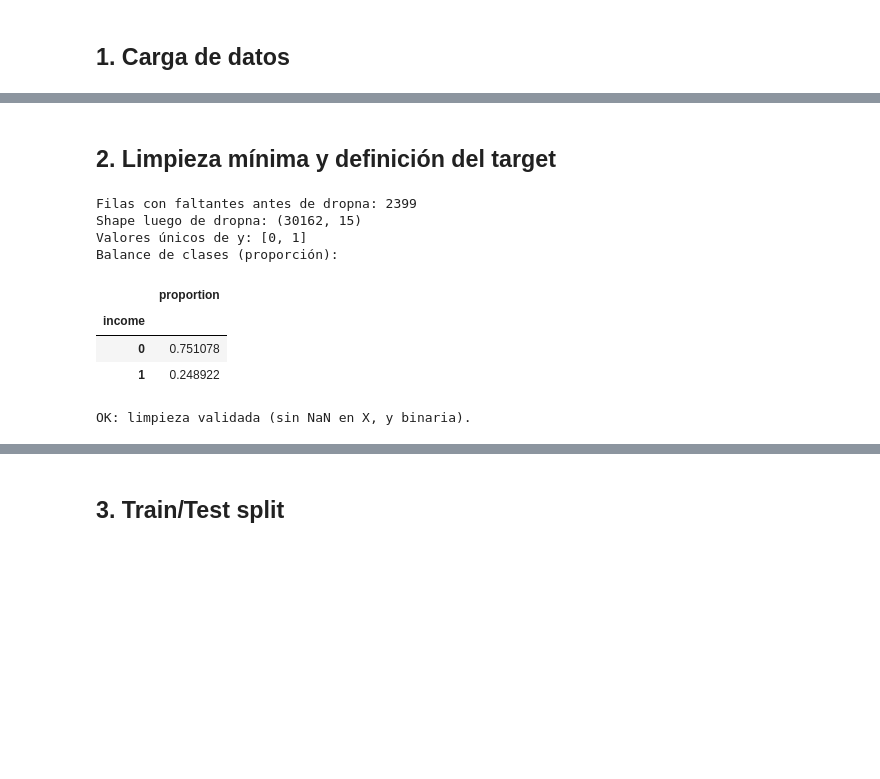
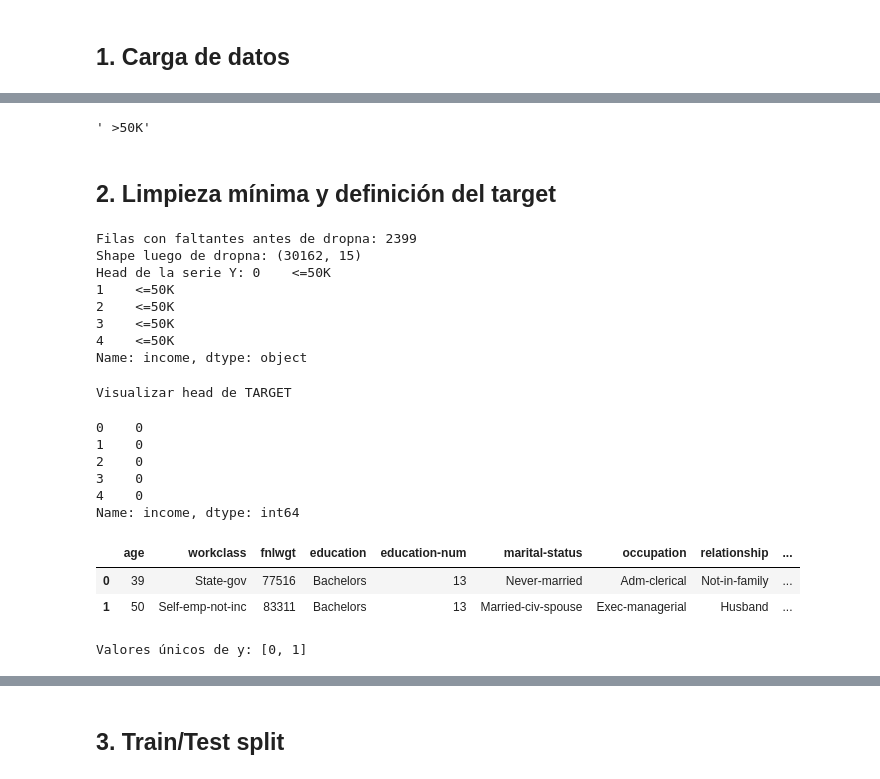
Before and after one commit to santineiraher/HE2_Consultor-a_IA_Responsable, a Jupyter notebook: Semana 04/scripts/HE2_clasificacion.ipynb, the cells around one changed output, grey strips where cells are left out. Cells and saved outputs as stored; diff of their text form; code cells hidden in the pictures; blank space fills up the shorter version.

```diff
--- a/Semana 04/scripts/HE2_clasificacion.ipynb
+++ b/Semana 04/scripts/HE2_clasificacion.ipynb
@@ -85,7 +84,12 @@ OK: target 'income' encontrada.
+# %%
+df_raw['income'].iloc[45]
+# %% [output]
+' >50K'
 # %% [markdown]
 ## 2. Limpieza mínima y definición del target
 # %%
-df = df_raw.copy()
+df = df_raw # esto es una referencia
+df = df_raw.copy() # esto SÍ es una copia
 
 # Reemplazar marcador de faltantes y eliminar filas incompletas
 missing_token = " ?"
@@ -96,34 +100,45 @@ df = df.dropna().copy()
 print("Shape luego de dropna:", df.shape)
 
 # Estandarizar texto del target y crear variable binaria
-income_clean = (
+income_clean = ( # method chaining in pandas
     df[TARGET_COL]
     .astype(str)
     .str.strip()
     .str.replace(".", "", regex=False)
 )
-y = income_clean.str.contains(r">50K").astype(int)
 
-X = df.drop(columns=[TARGET_COL])
-
-print("Valores únicos de y:", sorted(y.unique().tolist()))
-if set(y.unique()) != {0, 1}:
-    raise ValueError("El target binario no quedó en {0,1}.")
-
-print("Balance de clases (proporción):")
-display(y.value_counts(normalize=True).rename("proportion").to_frame())
-
-if X.isna().sum().sum() > 0:
-    raise ValueError("Quedaron NaN en X después de la limpieza.")
-
-print("OK: limpieza validada (sin NaN en X, y binaria).")
+print(f"Head de la serie Y: {income_clean.head()}")
 # %% [output]
 Filas con faltantes antes de dropna: 2399
 Shape luego de dropna: (30162, 15)
-Valores únicos de y: [0, 1]
-Balance de clases (proporción):
+Head de la serie Y: 0    <=50K
+1    <=50K
+2    <=50K
+3    <=50K
+4    <=50K
+Name: income, dtype: object
-|  | proportion |
-| income |  |
-| 0 | 0.751078 |
-| 1 | 0.248922 |
-OK: limpieza validada (sin NaN en X, y binaria).
+# %%
+y = income_clean.str.contains(r">50K").astype(int)
+# La clase positiva será tener >50K de salario anual
+print(f'Visualizar head de TARGET')
+display(y.head())
+
+X = df.drop(columns=[TARGET_COL])
+display(X.head(2))
+
+
+print("Valores únicos de y:", sorted(y.unique().tolist()))
+if set(y.unique()) != {0, 1}:
+    raise ValueError("El target binario no quedó en {0,1}.")
+# %% [output]
+Visualizar head de TARGET
+0    0
+1    0
+2    0
+3    0
+4    0
+Name: income, dtype: int64
+|  | age | workclass | fnlwgt | education | education-num | marital-status | occupation | relationship | ... |
+| 0 | 39 | State-gov | 77516 | Bachelors | 13 | Never-married | Adm-clerical | Not-in-family | ... |
+| 1 | 50 | Self-emp-not-inc | 83311 | Bachelors | 13 | Married-civ-spouse | Exec-managerial | Husband | ... |
+Valores únicos de y: [0, 1]
```
Also changed, not shown: parts of 5 cells of this notebook.
